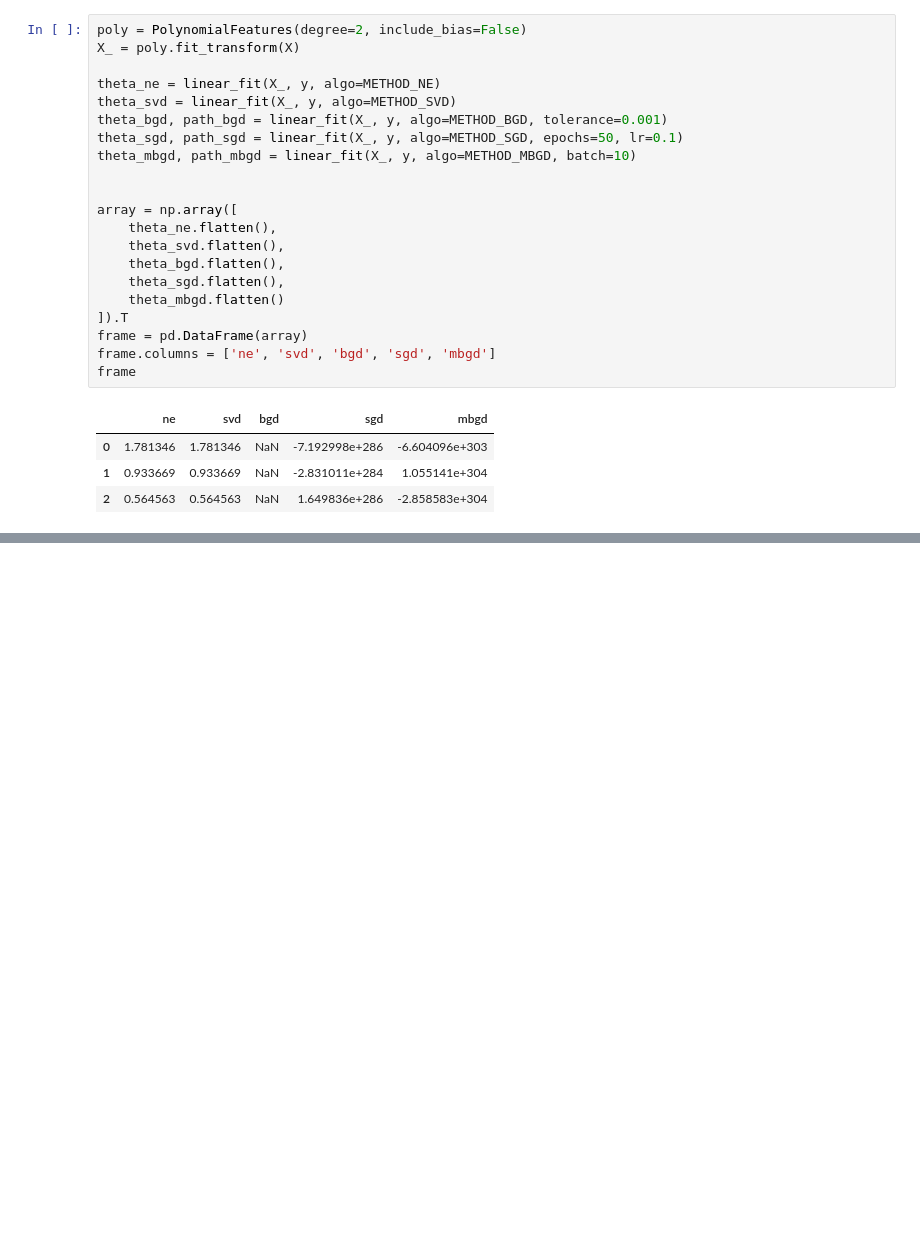
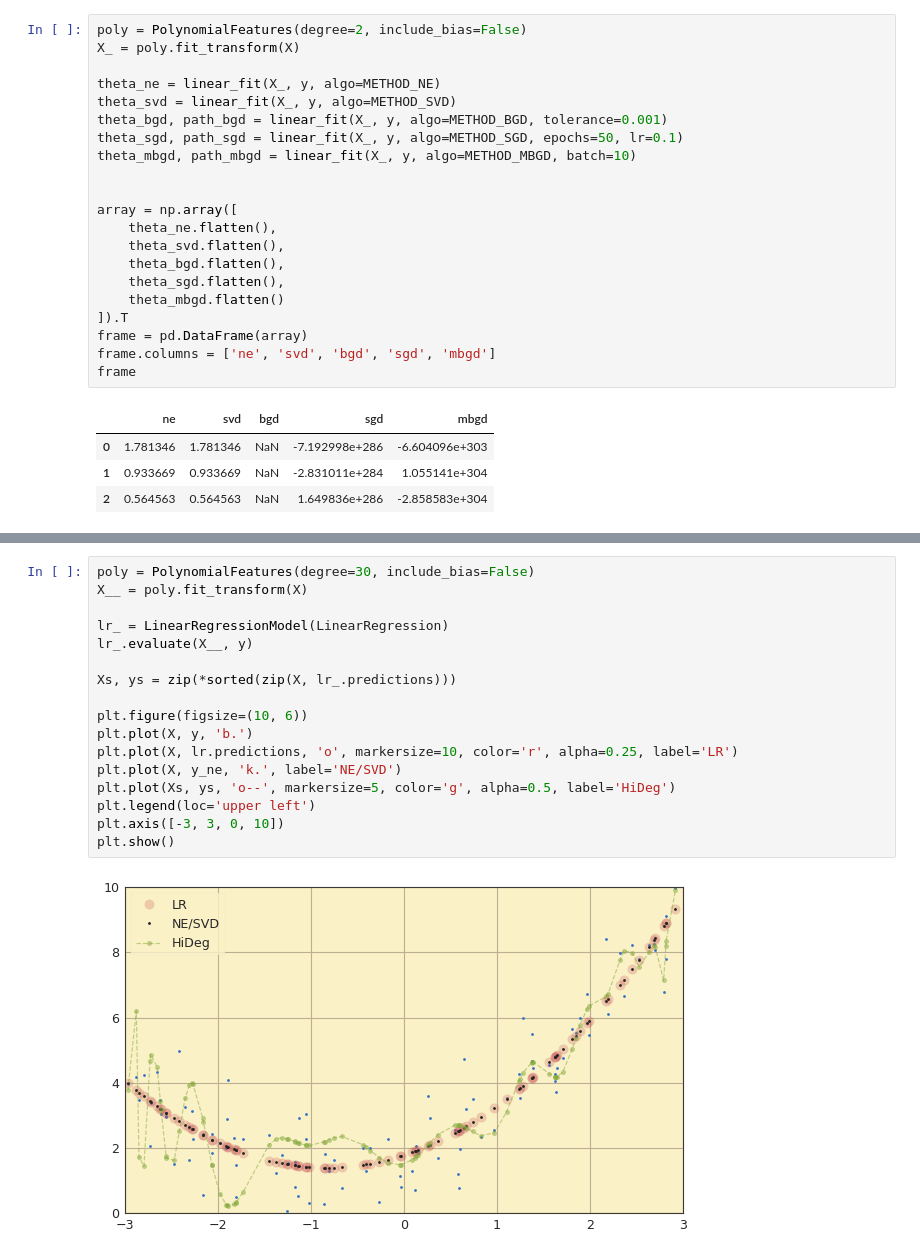
Before and after one commit to garcia-alex/ml-workflows, a Jupyter notebook: ch04.ipynb, the cells around one changed output, grey strips where cells are left out. Drawn from its saved outputs; the diff is of its cells as text; blank space fills up the shorter version.

```diff
--- a/ch04.ipynb
+++ b/ch04.ipynb
@@ -191,0 +192,19 @@ theta: [1.7813, 0.9337, 0.5646], residuals: [77.7194], sigmas: [42.3841, 17.6247
+# %%
+poly = PolynomialFeatures(degree=30, include_bias=False)
+X__ = poly.fit_transform(X)
+
+lr_ = LinearRegressionModel(LinearRegression)
+lr_.evaluate(X__, y)
+
+Xs, ys = zip(*sorted(zip(X, lr_.predictions)))
+
+plt.figure(figsize=(10, 6))
+plt.plot(X, y, 'b.')
+plt.plot(X, lr.predictions, 'o', markersize=10, color='r', alpha=0.25, label='LR')
+plt.plot(X, y_ne, 'k.', label='NE/SVD')
+plt.plot(Xs, ys, 'o--', markersize=5, color='g', alpha=0.5, label='HiDeg')
+plt.legend(loc='upper left')
+plt.axis([-3, 3, 0, 10])
+plt.show()
+# %% [output]
+[figure, added]
```
Also changed, not shown: parts of 7 cells of this notebook, 2 other files.
